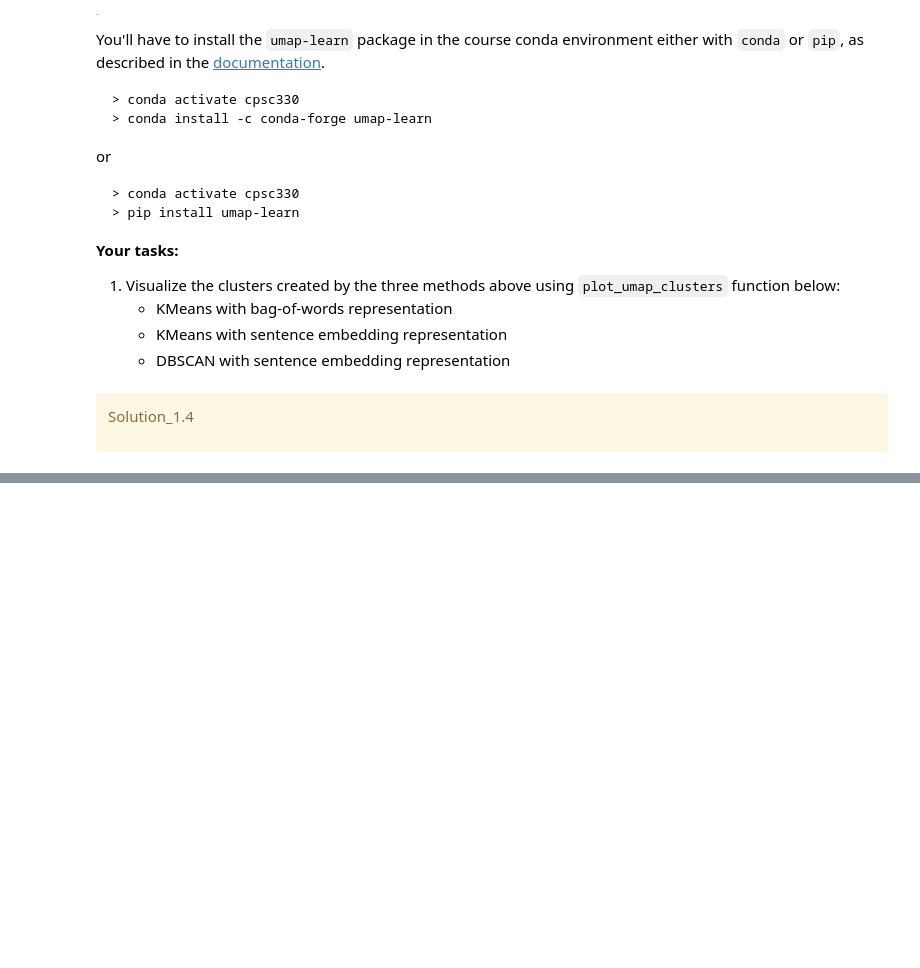
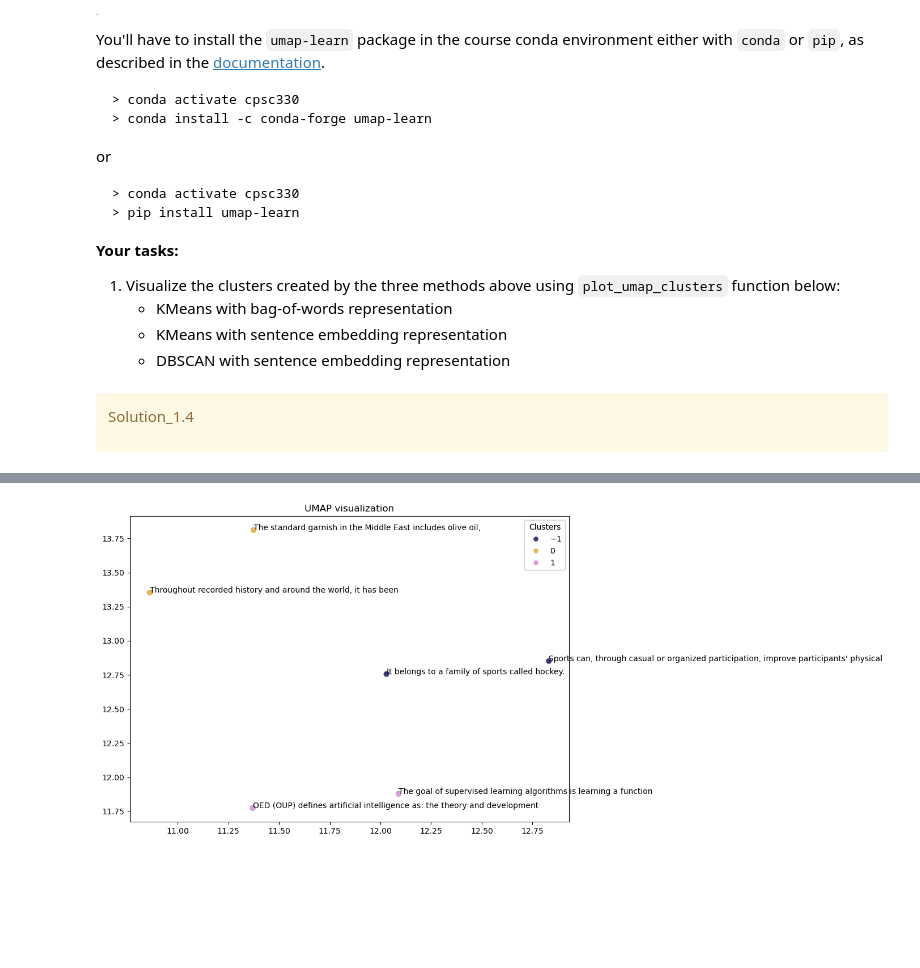
Before and after one commit to rebeccaachang/cpsc330, a Jupyter notebook: hw/hw6/hw6.ipynb, the cells around one changed output, grey strips where cells are left out. Saved outputs shown, nothing was run; the diff lists cells and outputs as text; code cells hidden in the pictures; blank space fills up the shorter version.

```diff
--- a/hw/hw6/hw6.ipynb
+++ b/hw/hw6/hw6.ipynb
@@ -472,3 +498,11 @@ Solution_1.4
+# %%
+# dbscan, embedded
+plot_umap_clusters(data=emb_array,
+                   cluster_labels=dbscan_cluster_labels,
+                   show_labels=True,
+                   n_neighbors=3)
+# %% [output]
+[figure, added]
 # %% [markdown]
 <!-- END QUESTION -->
 
```
Also changed, not shown: parts of 30 cells of this notebook.
